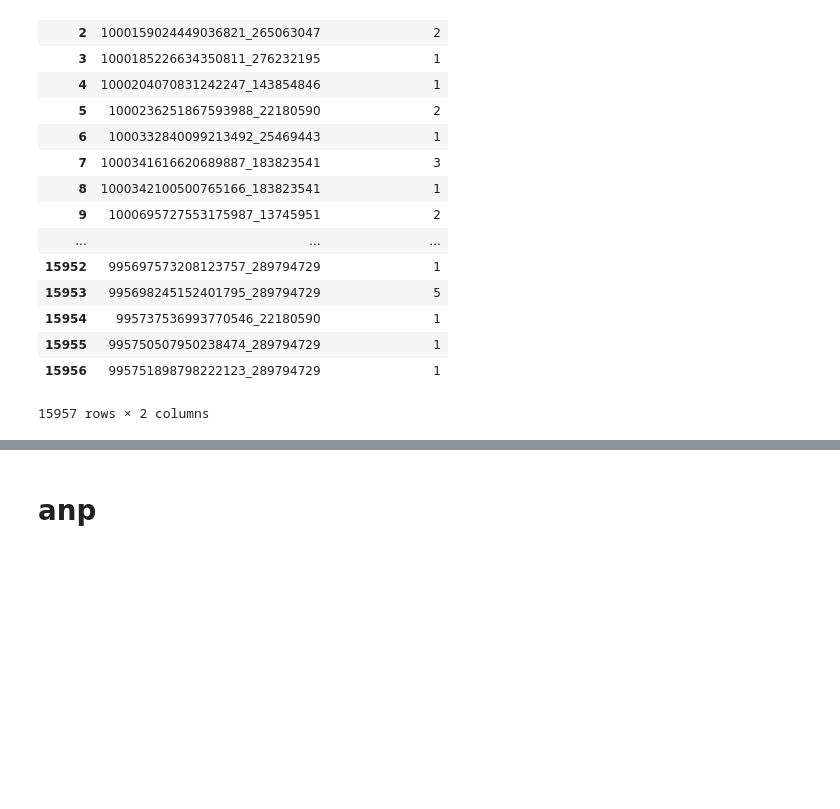
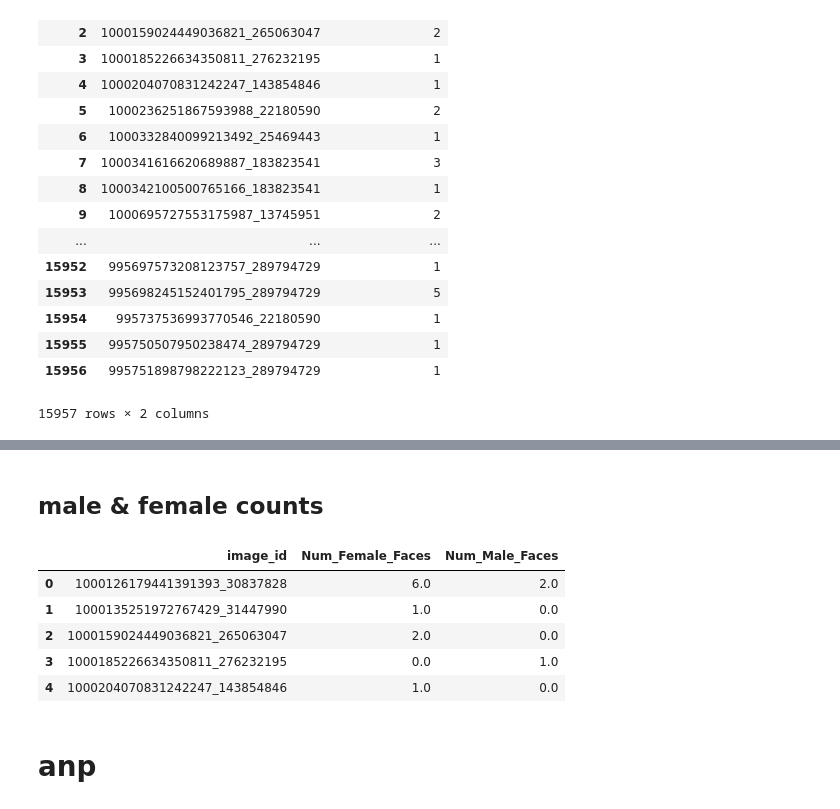
Before and after one commit to JeroenSchmidt/UvA-DSF-group, a Jupyter notebook: uc2/exploration_notebooks/jeroen/create_features_ground_zero.ipynb, the cells around one changed output, grey strips where cells are left out. Cells and saved outputs as stored; diff of their text form; code cells hidden in the pictures; blank space fills up the shorter version.

```diff
--- a/uc2/exploration_notebooks/jeroen/first-look.ipynb
+++ b/uc2/exploration_notebooks/jeroen/create_features_ground_zero.ipynb
@@ -268,3 +257,29 @@ x
+# %% [markdown]
+## male & female counts
+# %%
+
+confidence = 0
+conf_l = face.face_gender_confidence > confidence
+face_c = face[conf_l]
+
+number_of_gender = face_c[["image_id","face_id","face_gender"]]\
+                        .drop_duplicates()\
+                        .groupby(by=["image_id","face_gender"])\
+                        .count()
+
+number_of_gender = number_of_gender.rename(columns={"face_id":"number_of_faces"}).reset_index()
+number_of_gender = number_of_gender.pivot(columns="face_gender",values="number_of_faces",index="image_id")\
+                                    .reset_index()\
+                                    .rename_axis('',axis=1)\
+                                    .rename(columns={"Female":"Num_Female_Faces","Male":"Num_Male_Faces"})\
+                                    .fillna(0)
+# %% [output]
+|  | image_id | Num_Female_Faces | Num_Male_Faces |
+| 0 | 1000126179441391393_30837828 | 6.0 | 2.0 |
+| 1 | 1000135251972767429_31447990 | 1.0 | 0.0 |
+| 2 | 1000159024449036821_265063047 | 2.0 | 0.0 |
+| 3 | 1000185226634350811_276232195 | 0.0 | 1.0 |
+| 4 | 1000204070831242247_143854846 | 1.0 | 0.0 |
 # %% [markdown]
 # anp
 # %%
```
Also changed, not shown: parts of 2 cells of this notebook, 1 other file.
